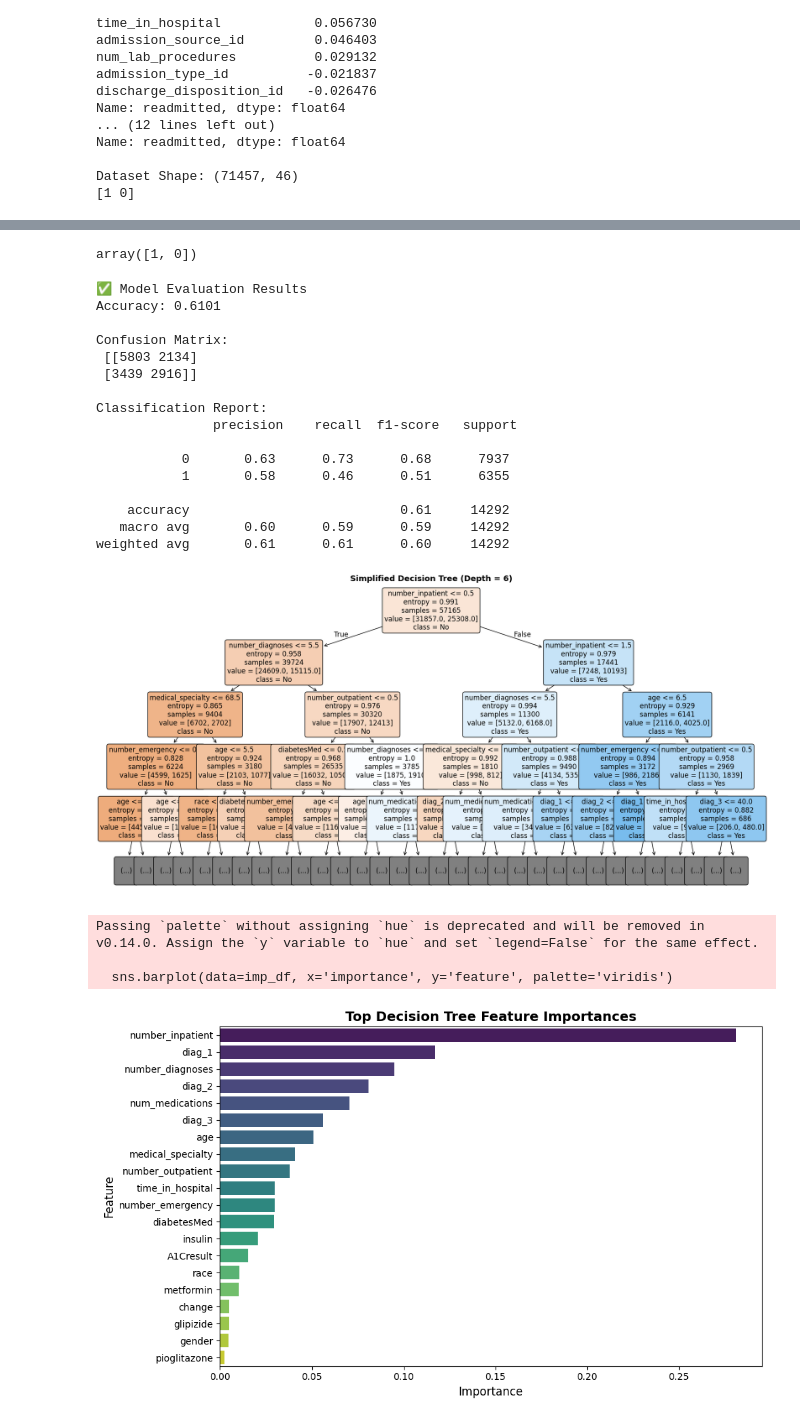
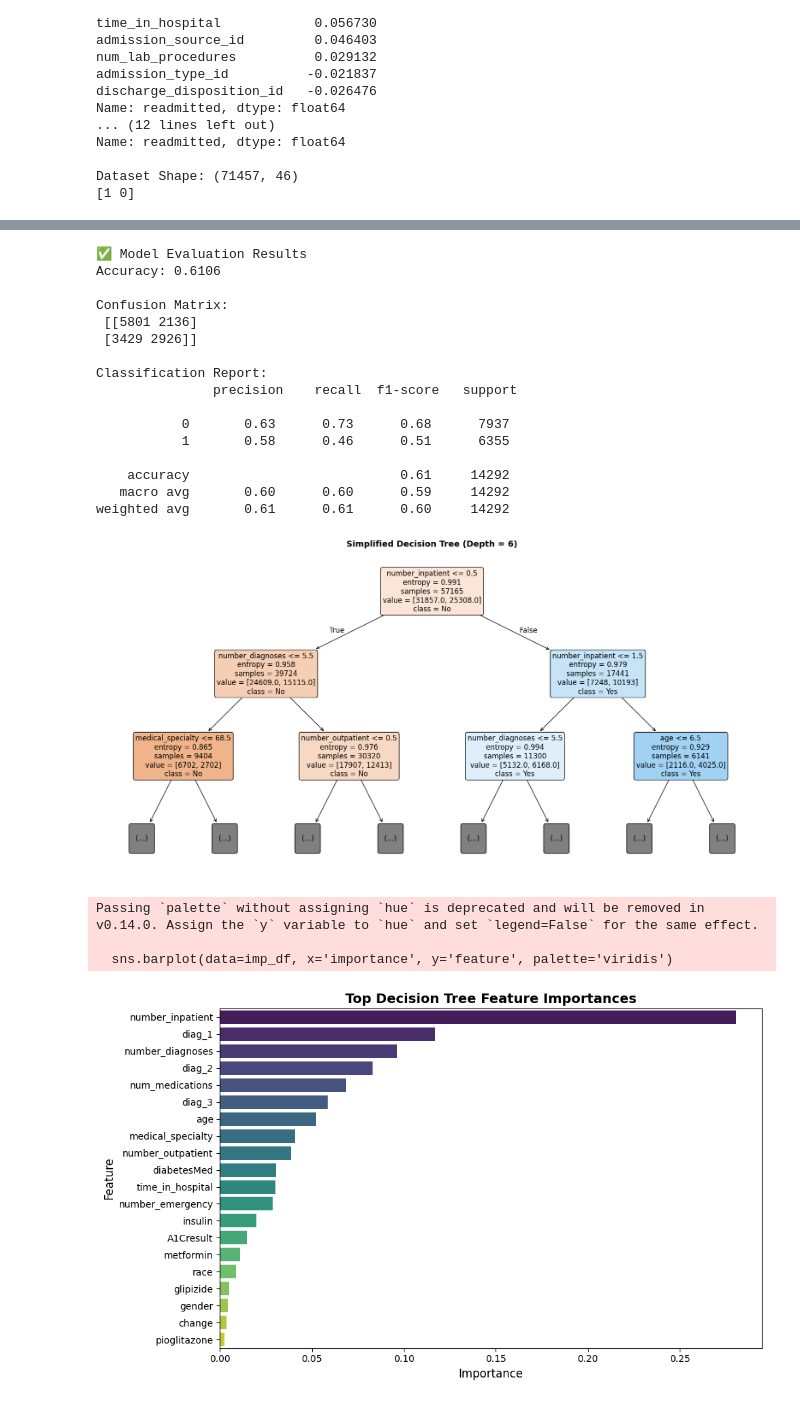
Before and after one commit to MuhammadHamza687/dsf, a Jupyter notebook: DSF_Mid_Lab_Exam.ipynb, the cells around one changed output, grey strips where cells are left out. Saved outputs shown, nothing was run; the diff lists cells and outputs as text; code cells hidden in the pictures.

```diff
--- a/DSF_Mid_Lab_Exam.ipynb
+++ b/DSF_Mid_Lab_Exam.ipynb
@@ -651,7 +498,3 @@ df.select_dtypes(include=['object', 'category']).columns.tolist()
-# %%
-df['readmitted'].unique()
-# %% [output]
-array([1, 0])
 # %%
 # import necessary libraries
 from sklearn.tree import DecisionTreeClassifier, plot_tree
@@ -717,10 +560,10 @@ plot_tree(
     class_names=['No', 'Yes'],
     filled=True,
     rounded=True,
-    max_depth=4,       # 👈 Show only first 6 levels
+    max_depth=2,       # 👈 Show only first 2 levels
     fontsize=12
 )
-plt.title("Simplified Decision Tree (Depth = 6)", fontsize=14, weight='bold')
+plt.title("Simplified Decision Tree (Depth = 2)", fontsize=14, weight='bold')
 plt.show()
 
 # =============================================
@@ -728,39 +571,39 @@ plt.show()
 # =============================================
 importances = model.feature_importances_
 
 # Create DataFrame and sort by importance
 imp_df = pd.DataFrame({
     'feature': selected_features,
     'importance': importances
 }).sort_values('importance', ascending=False).head(20)
 
 # Plot top 20 features
 plt.figure(figsize=(10, 6))
 sns.barplot(data=imp_df, x='importance', y='feature', palette='viridis')
 plt.title('Top Decision Tree Feature Importances', fontsize=14, weight='bold')
 plt.xlabel('Importance', fontsize=12)
 plt.ylabel('Feature', fontsize=12)
 plt.tight_layout()
 plt.show()
 # %% [output]
 ✅ Model Evaluation Results
-Accuracy: 0.6101
+Accuracy: 0.6106
 
 Confusion Matrix:
- [[5803 2134]
- [3439 2916]]
+ [[5801 2136]
+ [3429 2926]]
 
 Classification Report:
                precision    recall  f1-score   support
 
            0       0.63      0.73      0.68      7937
            1       0.58      0.46      0.51      6355
 
     accuracy                           0.61     14292
-   macro avg       0.60      0.59      0.59     14292
+   macro avg       0.60      0.60      0.59     14292
 weighted avg       0.61      0.61      0.60     14292
-[figure, old version]
+[figure, new version]
 Passing `palette` without assigning `hue` is deprecated and will be removed in v0.14.0. Assign the `y` variable to `hue` and set `legend=False` for the same effect.
 
   sns.barplot(data=imp_df, x='importance', y='feature', palette='viridis')
-[figure, old version]
+[figure, new version]
```
Also changed, not shown: parts of 11 cells of this notebook.
